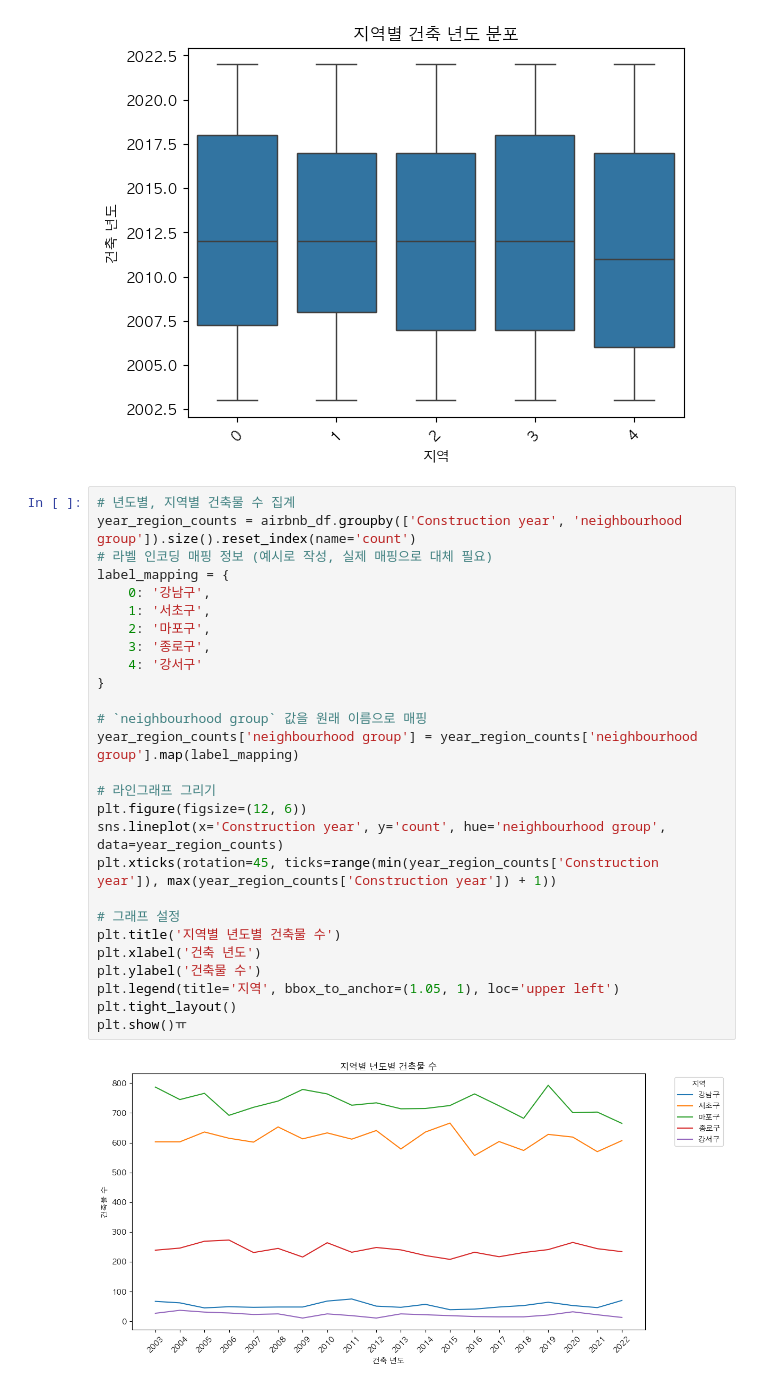
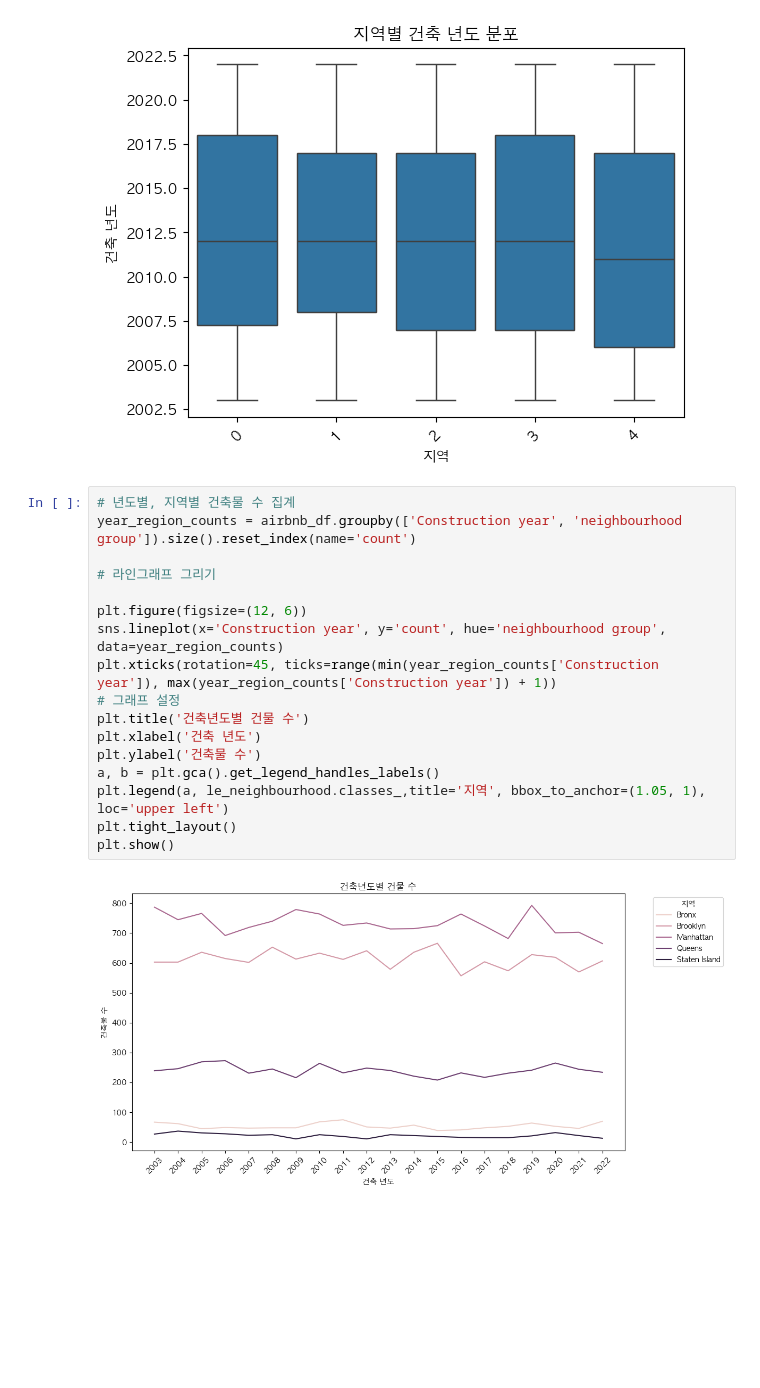
Before and after one commit to Nadaeji/airbnb-eda-insights, a Jupyter notebook: visualization/EDA 2.ipynb, the cells around one changed output. Drawn from its saved outputs; the diff is of its cells as text; blank space fills up the shorter version.

```diff
--- a/visualization/EDA 2.ipynb
+++ b/visualization/EDA 2.ipynb
@@ -419,29 +419,19 @@ plt.show()
 # %%
 # 년도별, 지역별 건축물 수 집계
 year_region_counts = airbnb_df.groupby(['Construction year', 'neighbourhood group']).size().reset_index(name='count')
-# 라벨 인코딩 매핑 정보 (예시로 작성, 실제 매핑으로 대체 필요)
-label_mapping = {
-    0: '강남구',
-    1: '서초구',
-    2: '마포구',
-    3: '종로구',
-    4: '강서구'
-}
-
-# `neighbourhood group` 값을 원래 이름으로 매핑
-year_region_counts['neighbourhood group'] = year_region_counts['neighbourhood group'].map(label_mapping)
 
 # 라인그래프 그리기
+
 plt.figure(figsize=(12, 6))
 sns.lineplot(x='Construction year', y='count', hue='neighbourhood group', data=year_region_counts)
 plt.xticks(rotation=45, ticks=range(min(year_region_counts['Construction year']), max(year_region_counts['Construction year']) + 1))
-
 # 그래프 설정
-plt.title('지역별 년도별 건축물 수')
+plt.title('건축년도별 건물 수')
 plt.xlabel('건축 년도')
 plt.ylabel('건축물 수')
-plt.legend(title='지역', bbox_to_anchor=(1.05, 1), loc='upper left')
+a, b = plt.gca().get_legend_handles_labels()
+plt.legend(a, le_neighbourhood.classes_,title='지역', bbox_to_anchor=(1.05, 1), loc='upper left')
 plt.tight_layout()
-plt.show()ㅠ
+plt.show()
 # %% [output]
-[figure, old version]
+[figure, new version]
```
Also changed, not shown: parts of 1 cell of this notebook.
